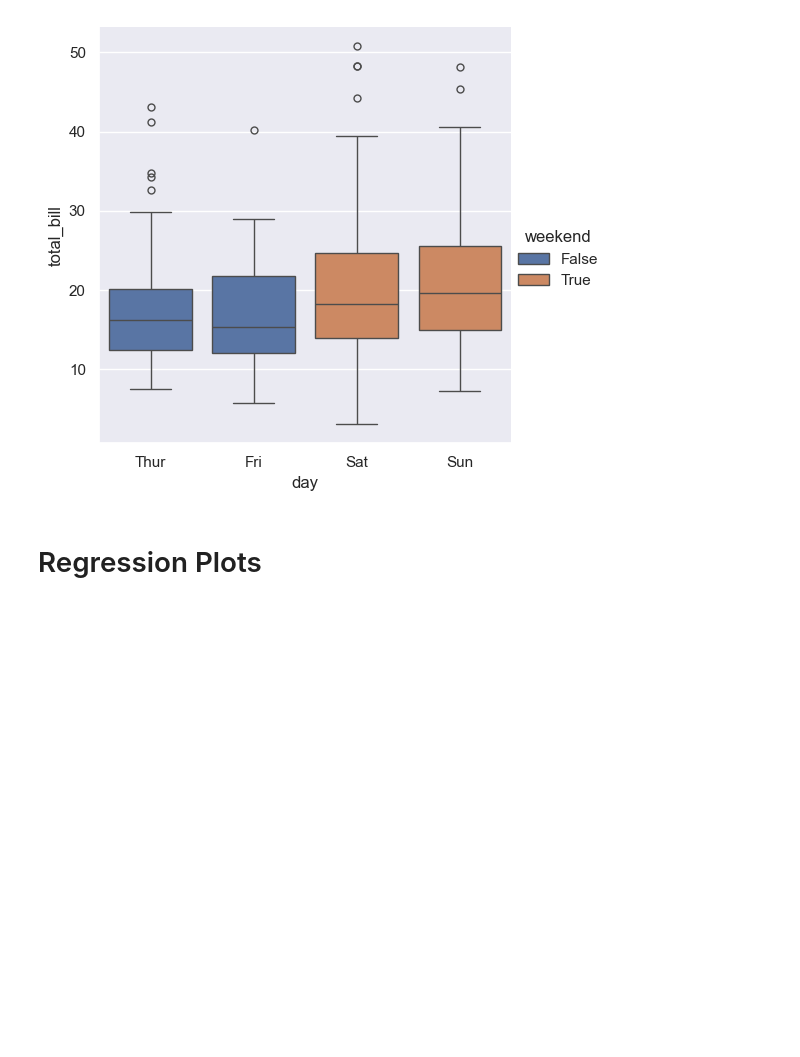
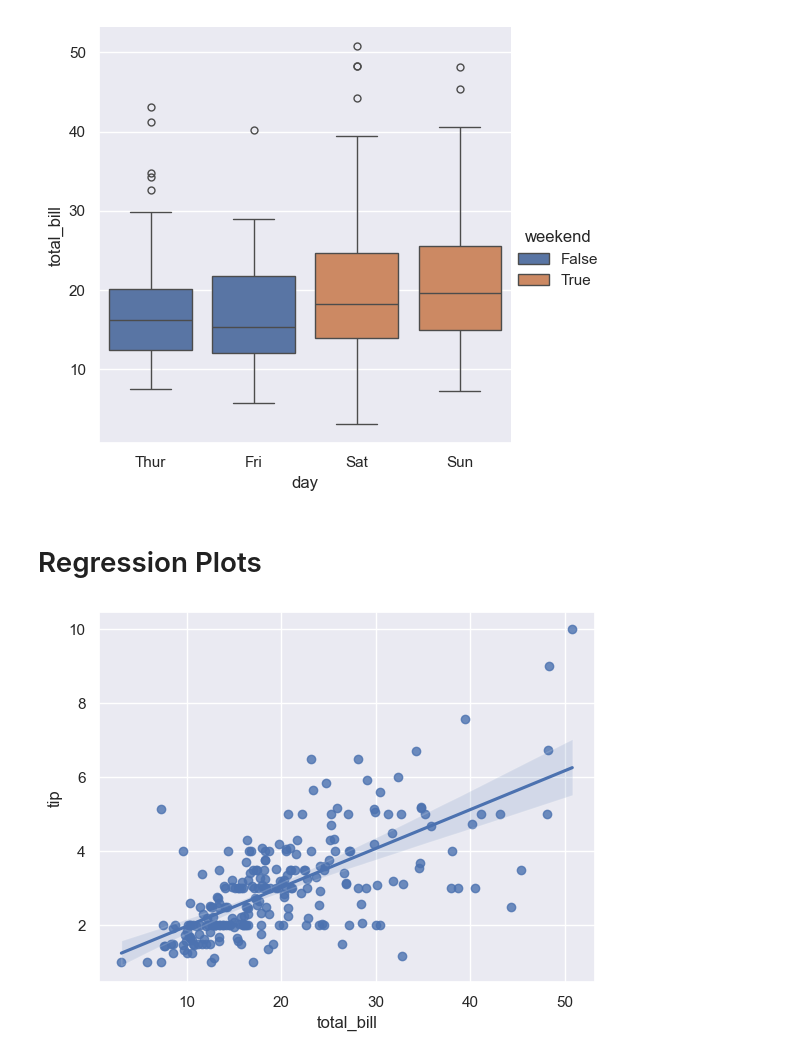
Before and after one commit to y-usuf09/Python---Data-Analytics, a Jupyter notebook: Data Analysis/seaborn.ipynb, the cells around one changed output. Drawn from its saved outputs; the diff is of its cells as text; code cells hidden in the pictures; blank space fills up the shorter version.

```diff
--- a/Data Analysis/seaborn.ipynb
+++ b/Data Analysis/seaborn.ipynb
@@ -226,3 +226,8 @@ sns.catplot(data=tips, x="day", y="total_bill", hue="weekend", kind="box")
 [figure]
 # %% [markdown]
 # Regression Plots
+# %%
+tips = sns.load_dataset("tips")
+sns.regplot(x="total_bill", y="tip", data=tips);
+# %% [output]
+[figure, added]
```
Also changed, not shown: parts of 11 cells of this notebook, 1 other file.
